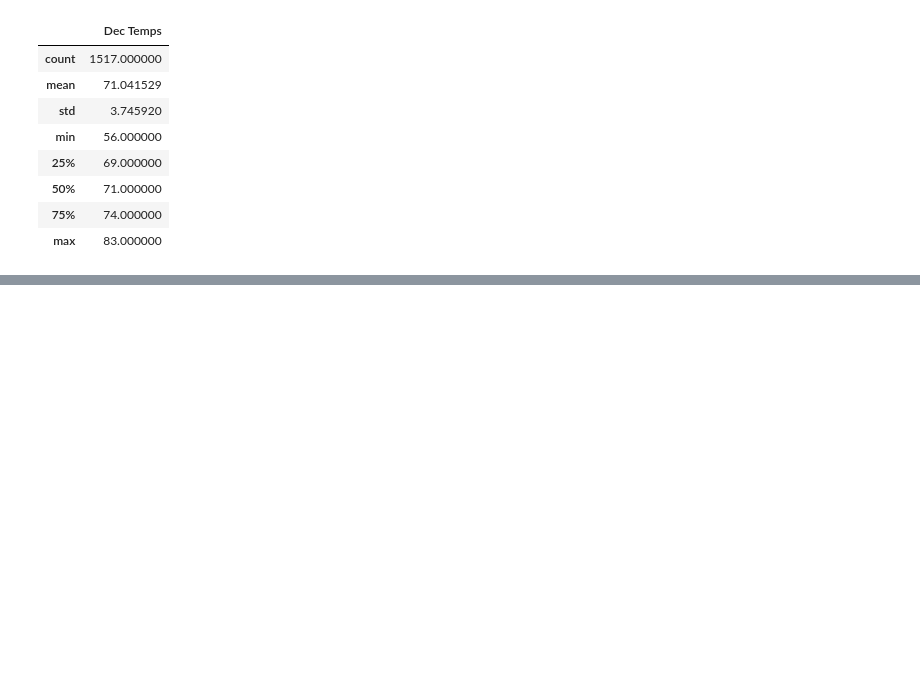
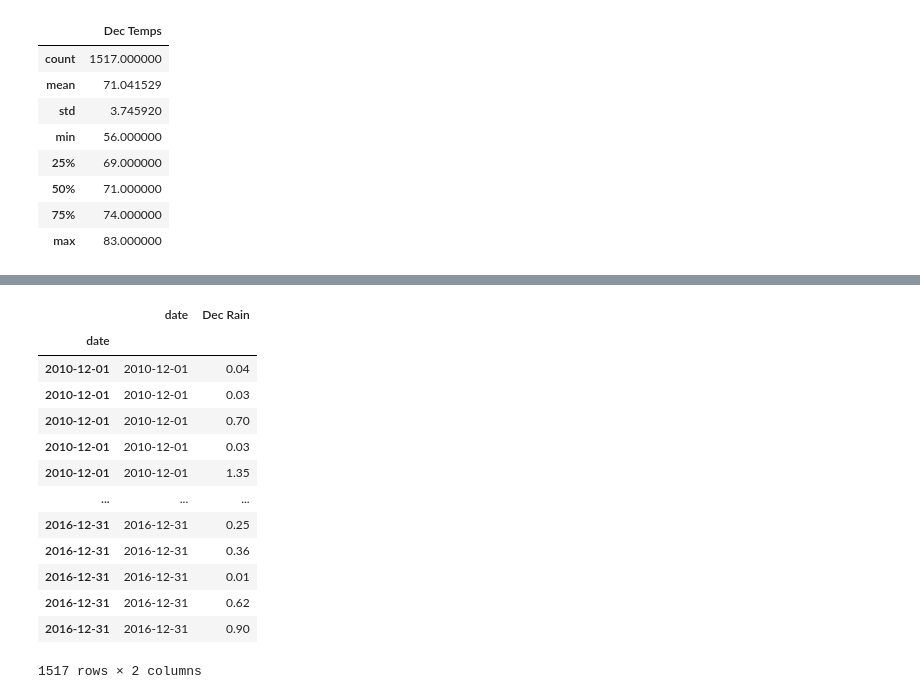
Before and after one commit to julianneitliong/surfs_up, a Jupyter notebook: SurfsUp_Challenge.ipynb, the cells around one changed output, grey strips where cells are left out. Cells and saved outputs as stored; diff of their text form; code cells hidden in the pictures; blank space fills up the shorter version.

```diff
--- a/SurfsUp_Challenge.ipynb
+++ b/SurfsUp_Challenge.ipynb
@@ -166,0 +230,4 @@ dec_df.describe()
+# %%
+dec_rain = session.query(Measurement.date, Measurement.prcp).filter(extract("month", Measurement.date) == "12").all()
+
+print(dec_rain)
@@ -166,0 +236,8 @@ dec_df.describe()
+# %%
+dec_rain_df = pd.DataFrame(dec_rain, columns=['date', 'Dec Rain']) ##saves query results in two columns
+## Sort the dataframe by date
+dec_rain_df.set_index(dec_rain_df['date'], inplace=True)
+## use new date index to sort
+dec_rain_df = dec_rain_df.sort_index()
+## set the date as the df index, but we don't need to create a new df (inplace = true)
+print(dec_rain_df.to_string(index=False)) ##print without the index so you don't get 2 date columns
@@ -166,0 +262,17 @@ dec_df.describe()
+# %%
+dec_rain_df
+# %% [output]
+|  | date | Dec Rain |
+| date |  |  |
+| 2010-12-01 | 2010-12-01 | 0.04 |
+| 2010-12-01 | 2010-12-01 | 0.03 |
+| 2010-12-01 | 2010-12-01 | 0.70 |
+| 2010-12-01 | 2010-12-01 | 0.03 |
+| 2010-12-01 | 2010-12-01 | 1.35 |
+| ... | ... | ... |
+| 2016-12-31 | 2016-12-31 | 0.25 |
+| 2016-12-31 | 2016-12-31 | 0.36 |
+| 2016-12-31 | 2016-12-31 | 0.01 |
+| 2016-12-31 | 2016-12-31 | 0.62 |
+| 2016-12-31 | 2016-12-31 | 0.90 |
+1517 rows × 2 columns
```
Also changed, not shown: parts of 8 cells of this notebook.
